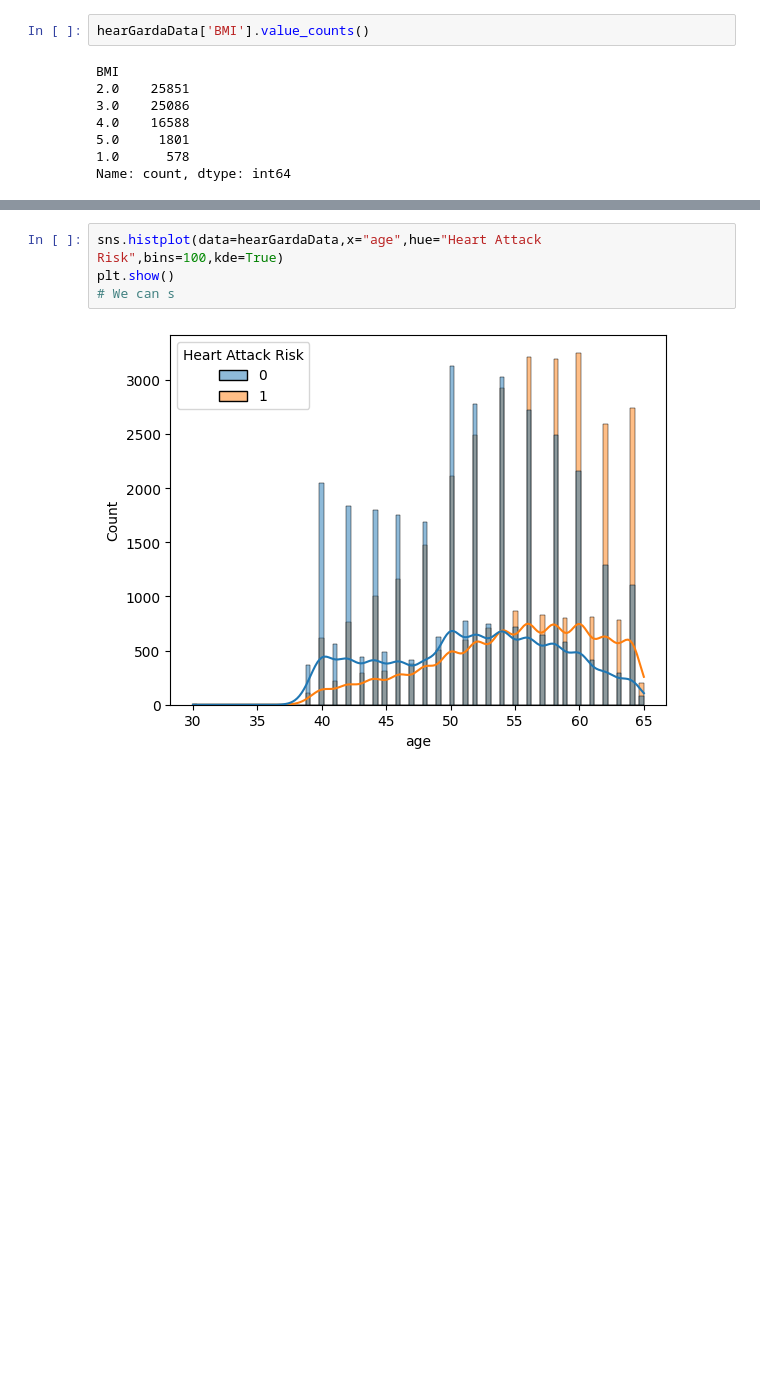
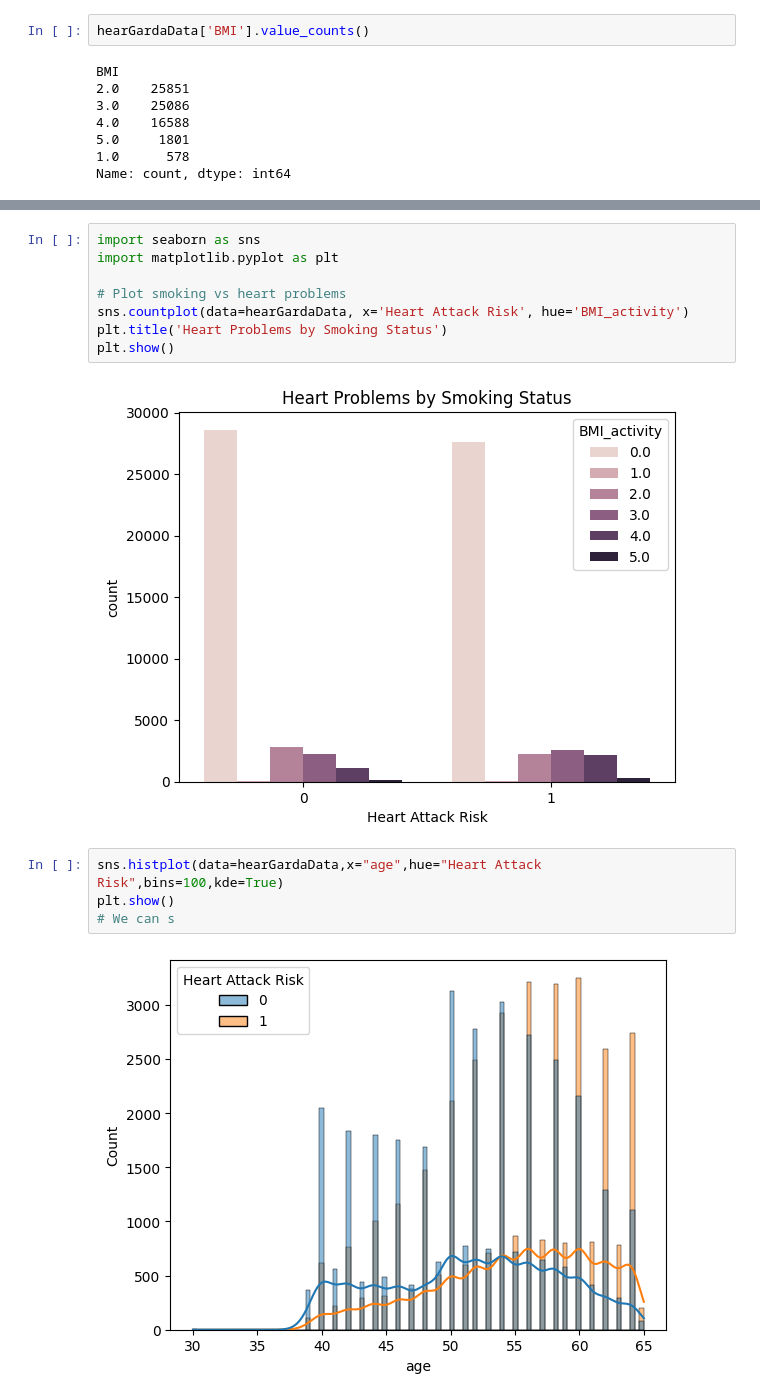
Before and after one commit to SukaynaHa/ai-projects, a Jupyter notebook: HeartGardD2.ipynb, the cells around one changed output, grey strips where cells are left out. Saved outputs shown, nothing was run; the diff lists cells and outputs as text; blank space fills up the shorter version.

```diff
--- a/HeartGardD2.ipynb
+++ b/HeartGardD2.ipynb
@@ -609,3 +656,13 @@ Name: count, dtype: int64
+# %%
+import seaborn as sns
+import matplotlib.pyplot as plt
+
+# Plot smoking vs heart problems
+sns.countplot(data=hearGardaData, x='Heart Attack Risk', hue='BMI_activity')
+plt.title('Heart Problems by Smoking Status')
+plt.show()
+# %% [output]
+[figure, added]
 # %%
 sns.histplot(data=hearGardaData,x="age",hue="Heart Attack Risk",bins=100,kde=True)
 plt.show()
```
Also changed, not shown: parts of 36 cells of this notebook, 14 other files.
